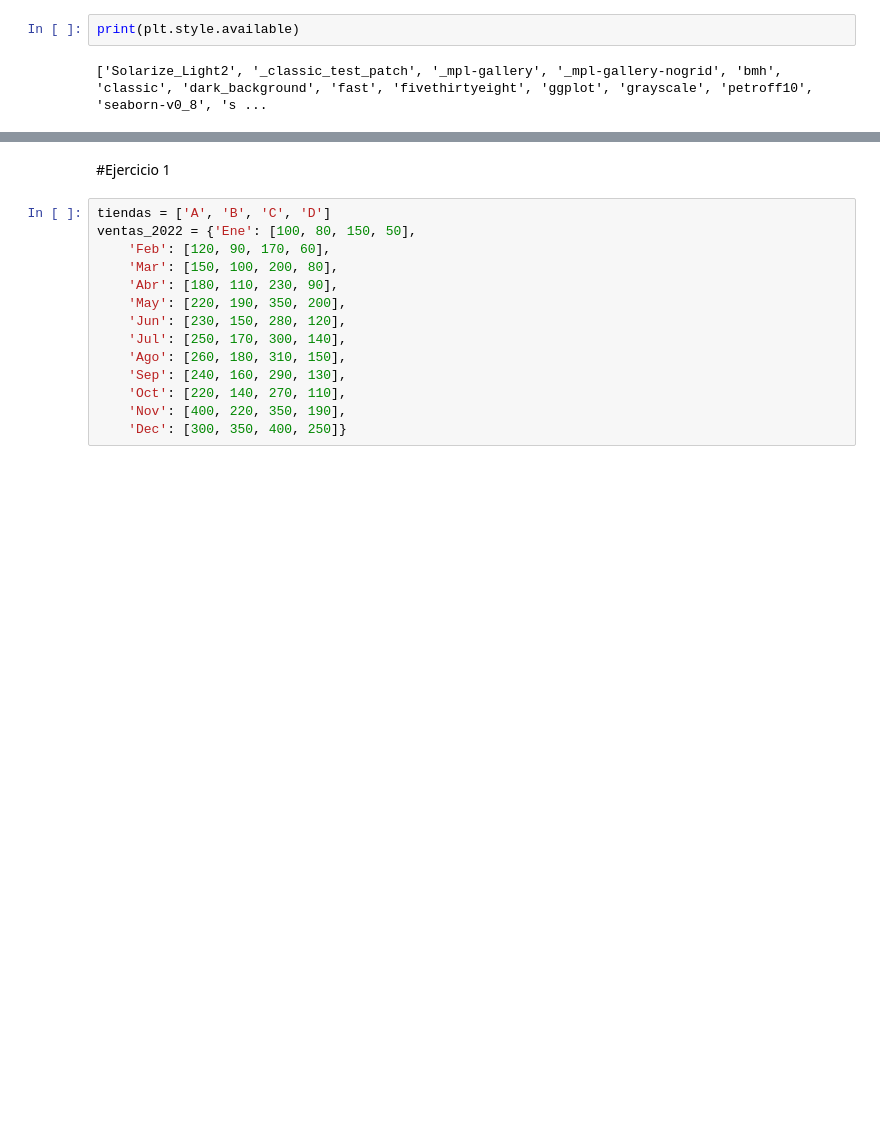
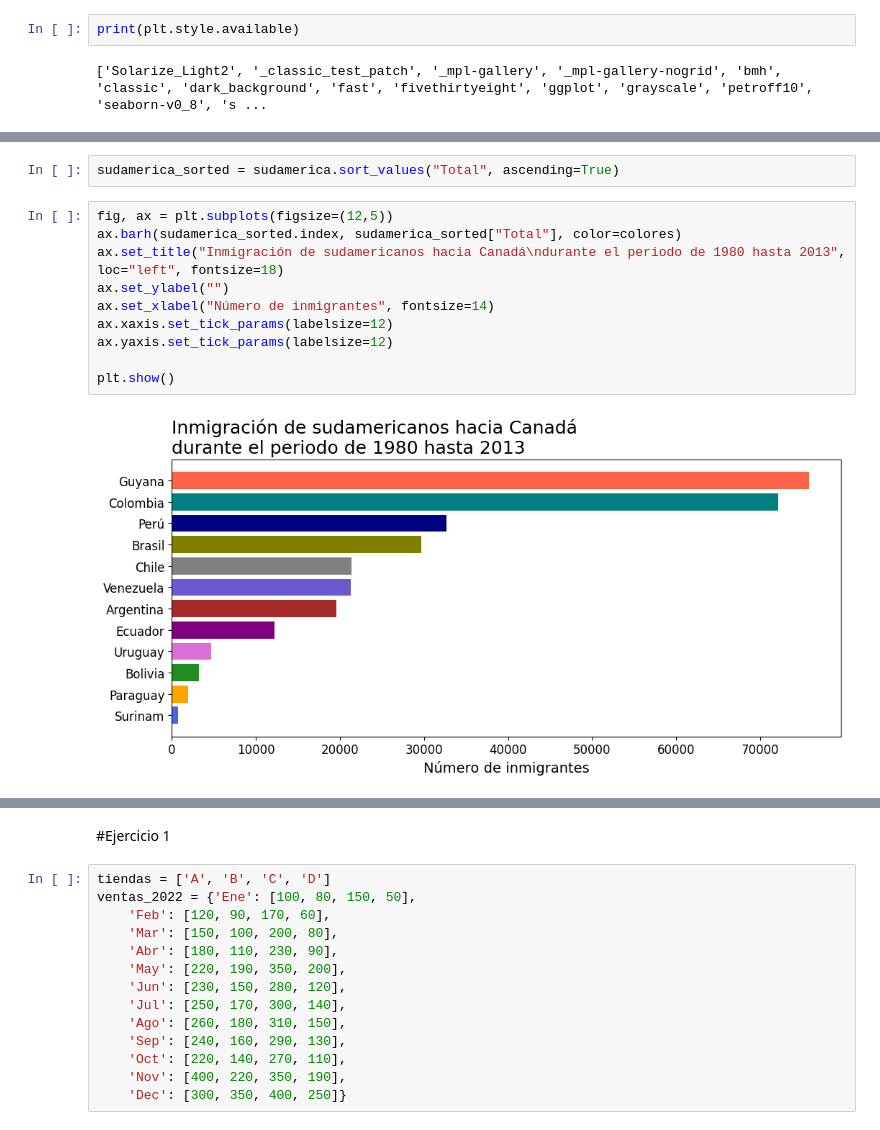
Before and after one commit to MyAppsTest/Visualizaci-n-de-datos-creando-gr-ficos-con-bibliotecas-de-Python, a Jupyter notebook: Visualizacion_de_datos_con_python.ipynb, the cells around one changed output, grey strips where cells are left out. Drawn from its saved outputs; the diff is of its cells as text; blank space fills up the shorter version.

```diff
--- a/Visualizacion_de_datos_con_python.ipynb
+++ b/Visualizacion_de_datos_con_python.ipynb
@@ -183,0 +240,14 @@ print(plt.style.available)
+# %%
+sudamerica_sorted = sudamerica.sort_values("Total", ascending=True)
+# %%
+fig, ax = plt.subplots(figsize=(12,5))
+ax.barh(sudamerica_sorted.index, sudamerica_sorted["Total"], color=colores)
+ax.set_title("Inmigración de sudamericanos hacia Canadá\ndurante el periodo de 1980 hasta 2013", loc="left", fontsize=18)
+ax.set_ylabel("")
+ax.set_xlabel("Número de inmigrantes", fontsize=14)
+ax.xaxis.set_tick_params(labelsize=12)
+ax.yaxis.set_tick_params(labelsize=12)
+
+plt.show()
+# %% [output]
+[figure, added]
```
Also changed, not shown: parts of 8 cells of this notebook.
